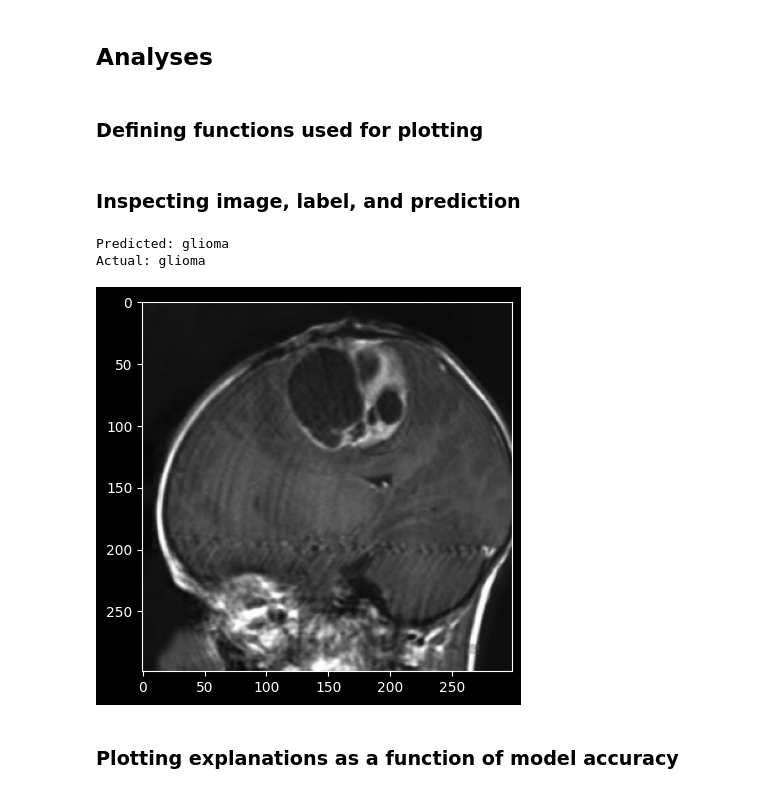
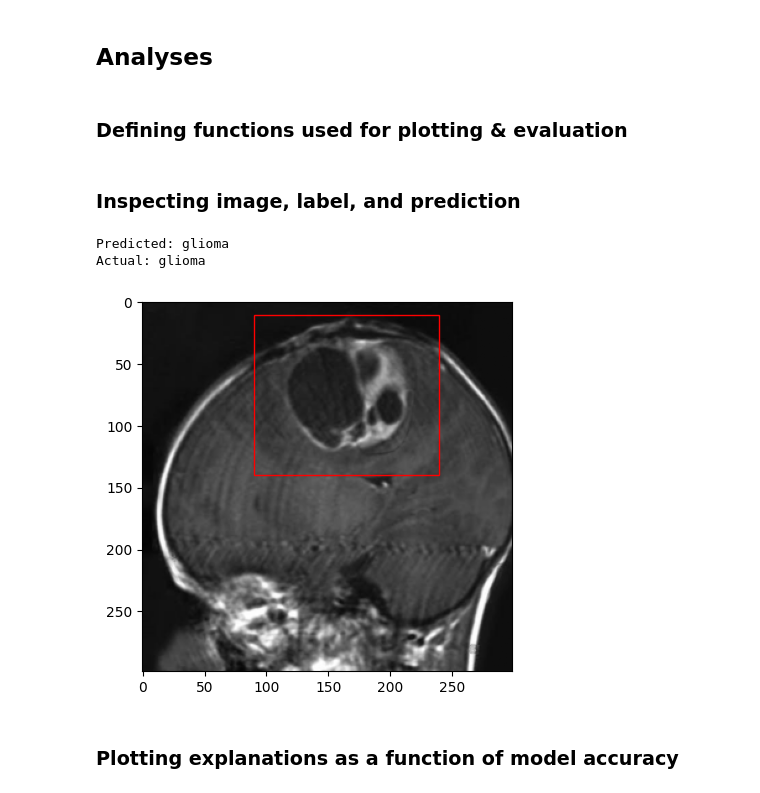
Before and after one commit to D21W12/SOW-BKI266, a Jupyter notebook: Final Assignment/analyses.ipynb, the cells around one changed output. Cells and saved outputs as stored; diff of their text form; code cells hidden in the pictures.

```diff
--- a/Final Assignment/analyses.ipynb
+++ b/Final Assignment/analyses.ipynb
@@ -243,4 +248,4 @@ plt.show()
 # %% [markdown]
 ## Analyses
 # %% [markdown]
-### Defining functions used for plotting
+### Defining functions used for plotting & evaluation
@@ -263,22 +304,39 @@ def plot_acc_explanations(axs, X, y, weights, method, *args, **kwargs):
 # %% [markdown]
 ### Inspecting image, label, and prediction
+# %%
+BBOXES = {
+    5: ((90, 10), (240, 140))  # ((min_x, min_y), (max_x, max_y))
+}
 # %%
 i = 5  # Change this variable to look at different images (good ones: 5, 512, 500)
+N = 100  # Top N points to use in pointing game for localization accuracy.
 
 X, y = dataset[i]
 X = X.unsqueeze(0)
+bbox = BBOXES[i]
 y_pred = torch.argmax(model(X), dim=1)
 
 print(f"Predicted: {LABELS[y_pred.item()]}")
 print(f"Actual: {LABELS[y]}")
 
+fig, ax = plt.subplots()
 image = X[0].permute((1, 2, 0)).numpy()
-plt.imshow(image)
-plt.show()
+rect = patches.Rectangle(
+    xy=bbox[0],
+    width=bbox[1][0] - bbox[0][0],
+    height=bbox[1][1] - bbox[0][1],
+    linewidth=1,
+    edgecolor='r',
+    facecolor='none'
+)
+
+ax.imshow(image)
+ax.add_patch(rect)
+fig.show()
 # %% [output]
 Predicted: glioma
 Actual: glioma
-[figure, old version]
+[figure, new version]
 # %% [markdown]
 ### Plotting explanations as a function of model accuracy
 # %%
```
Also changed, not shown: parts of 15 cells of this notebook.
